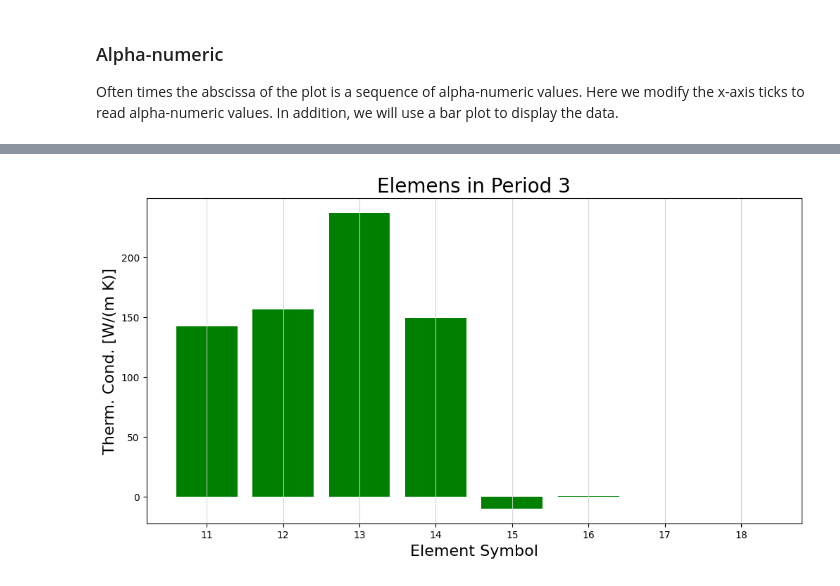
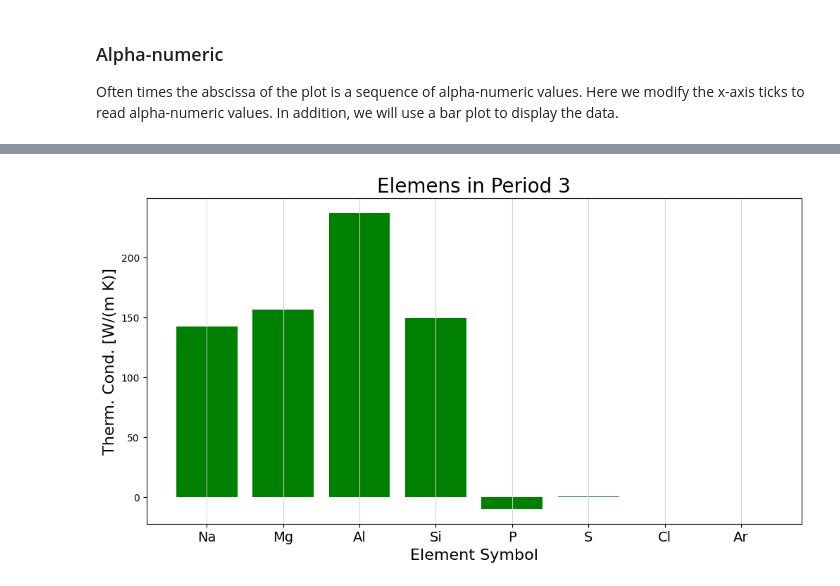
Before and after one commit to dpploy/ct-100, a Jupyter notebook: notebooks/06-plotting.ipynb, the cells around one changed output, grey strips where cells are left out. Saved outputs shown, nothing was run; the diff lists cells and outputs as text; code cells hidden in the pictures.

Commit message:
Getting plotting functional

```diff
--- a/notebooks/06-plotting.ipynb
+++ b/notebooks/06-plotting.ipynb
@@ -191,24 +179,24 @@ Name: symbol, dtype: object
 # %%
 '''Plot Thermal Conductivity versus Element Symbol'''
 
 import matplotlib.pyplot as plt
 
 # more advanced features are accessed with different functions in Matplotlib
 fig, ax = plt.subplots(figsize=(12,6))
 
 # note the bar plot function with the same xy data as before
 ax.bar(x_data, y_data, color='green', width=0.8)
 
 # here we rename the xtick labels with the element symbols
-plt.xticks( x_data, df2.loc['symbol'], rotation=0,fontsize=14)
+plt.xticks(list(x_data), list(df2.loc['symbol']), rotation=0,fontsize=14)
 
 ax.set_ylabel('Therm. Cond. [W/(m K)]',fontsize=16)
 ax.set_xlabel('Element Symbol',fontsize=16)
 ax.xaxis.grid(True,linestyle='-',which='major',color='lightgrey',alpha=0.9)
 plt.title('Elemens in Period '+str(period),fontsize=20)
 plt.show()
 # %% [output]
-[figure, old version]
+[figure, new version]
 # %%
 '''Plot Thermal Conductivity versus Element Name'''
 
```
Also changed, not shown: parts of 2 cells of this notebook.
